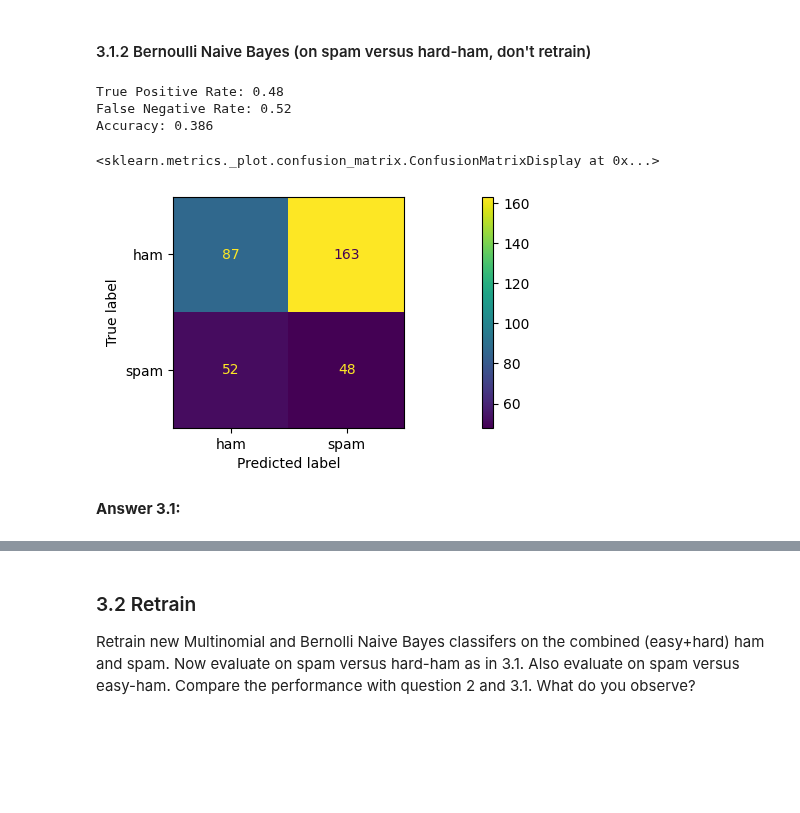
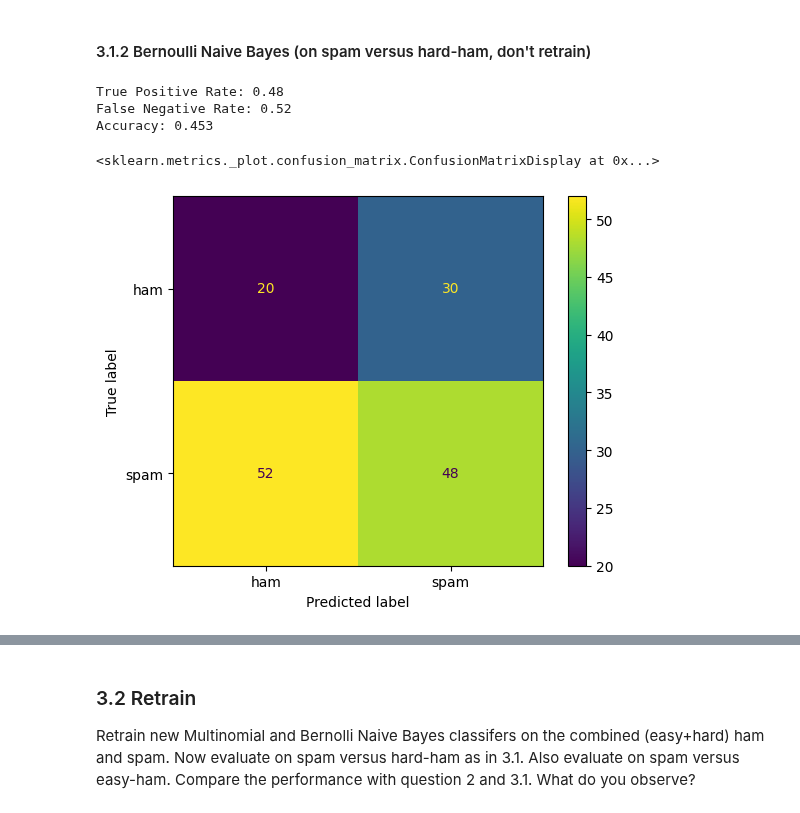
Before and after one commit to chenbin234/DAT405-DIT407-Introduction-to-data-science-and-AI, a Jupyter notebook: Assignment_4/IDSAI_Assignment4_By_Bingcheng.ipynb, the cells around one changed output, grey strips where cells are left out. Saved outputs shown, nothing was run; the diff lists cells and outputs as text; code cells hidden in the pictures; blank space fills up the shorter version.

```diff
--- a/Assignment_4/IDSAI_Assignment4_By_Bingcheng.ipynb
+++ b/Assignment_4/IDSAI_Assignment4_By_Bingcheng.ipynb
@@ -251,20 +256,21 @@ Run (don't retrain) the two models from Question 2 on spam versus hard-ham. Does
 # %% [markdown]
 #### 3.1.1 Multinomial Naive Bayes (on spam versus hard-ham, don't retrain)
 # %%
-# reconstruct the testing dataset, using hard_ham_message+spamtest
-X_test_hard = vectorizer.transform([message[0] for message in hard_ham_message+spamtest])
-y_test_hard = [message[1] for message in hard_ham_message+spamtest]
+# reconstruct the testing dataset, using ham_hardtest+spamtest
+X_test_hard = vectorizer.transform([message[0] for message in ham_hardtest+spamtest])
+y_test_hard = [message[1] for message in ham_hardtest+spamtest]
 
 # predit X_test_hard dataset
 y_pred_hard = mnb.predict(X_test_hard)
 
 # reports True Positive and False Negative rates on the `hamtest` and `spamtest` datasets.
-tn2, fp2, fn2, tp2 = confusion_matrix(y_test_hard, y_pred_hard).ravel()
-print("True Positive Rate:", tp2 / (tp2 + fn2))
-print("False Negative Rate:", fn2 / (tp2 + fn2))
+tn3, fp3, fn3, tp3 = confusion_matrix(y_test_hard, y_pred_hard).ravel()
+print("True Positive Rate:", tp3 / (tp3 + fn3))
+print("False Negative Rate:", fn3 / (tp3 + fn3))
 
 # accuracy score
-print(f"Accuracy: {accuracy_score(y_test_hard, y_pred_hard):.3f}")
+accuracy_3 = accuracy_score(y_test_hard, y_pred_hard)
+print(f"Accuracy: {accuracy_3:.3f}")
 
 # plot the comfusionMatrix
 cm = confusion_matrix(y_test_hard, y_pred_hard, labels=mnb.classes_)
@@ -281,24 +287,23 @@ Accuracy: 0.483
 # %%
 # predit X_test_hard dataset
 y_pred_hard = bnb.predict(X_test_hard)
 
 # reports True Positive and False Negative rates on the `hamtest` and `spamtest` datasets.
-tn3, fp3, fn3, tp3 = confusion_matrix(y_test_hard, y_pred_hard).ravel()
-print("True Positive Rate:", tp3 / (tp3 + fn3))
-print("False Negative Rate:", fn3 / (tp3 + fn3))
+tn4, fp4, fn4, tp4 = confusion_matrix(y_test_hard, y_pred_hard).ravel()
+print("True Positive Rate:", tp4 / (tp4 + fn4))
+print("False Negative Rate:", fn4 / (tp4 + fn4))
 
 # accuracy score
-print(f"Accuracy: {accuracy_score(y_test_hard, y_pred_hard):.3f}")
+accuracy_4 = accuracy_score(y_test_hard, y_pred_hard)
+print(f"Accuracy: {accuracy_4:.3f}")
 
 # plot the comfusionMatrix
 cm = confusion_matrix(y_test_hard, y_pred_hard, labels=bnb.classes_)
 disp = ConfusionMatrixDisplay(confusion_matrix=cm, display_labels=bnb.classes_)
 disp.plot()
 # %% [output]
 True Positive Rate: 0.48
 False Negative Rate: 0.52
-Accuracy: 0.386
+Accuracy: 0.453
 <sklearn.metrics._plot.confusion_matrix.ConfusionMatrixDisplay at 0x...>
-[figure, old version]
+[figure, new version]
-# %% [markdown]
-**Answer 3.1:**
```
Also changed, not shown: parts of 17 cells of this notebook.
